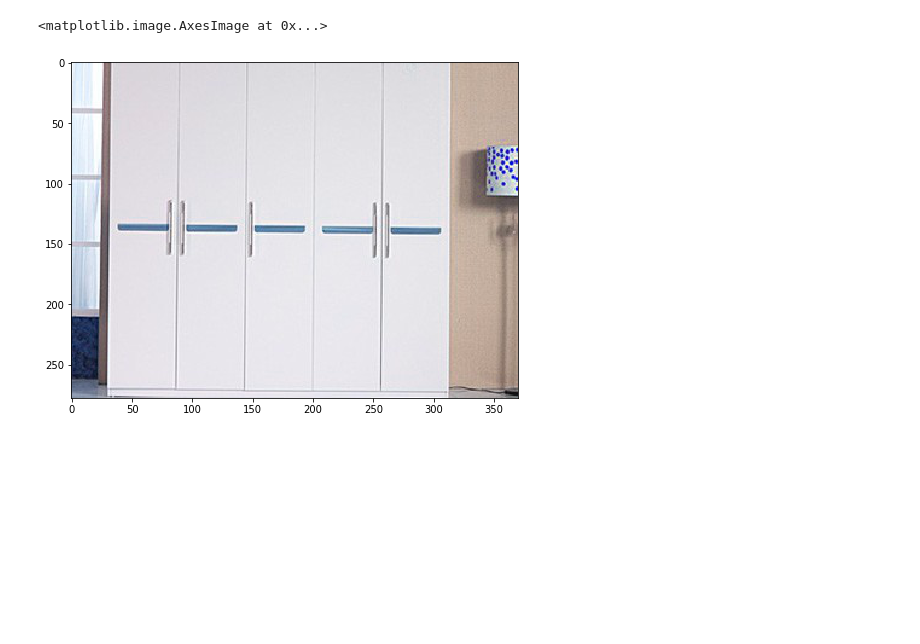
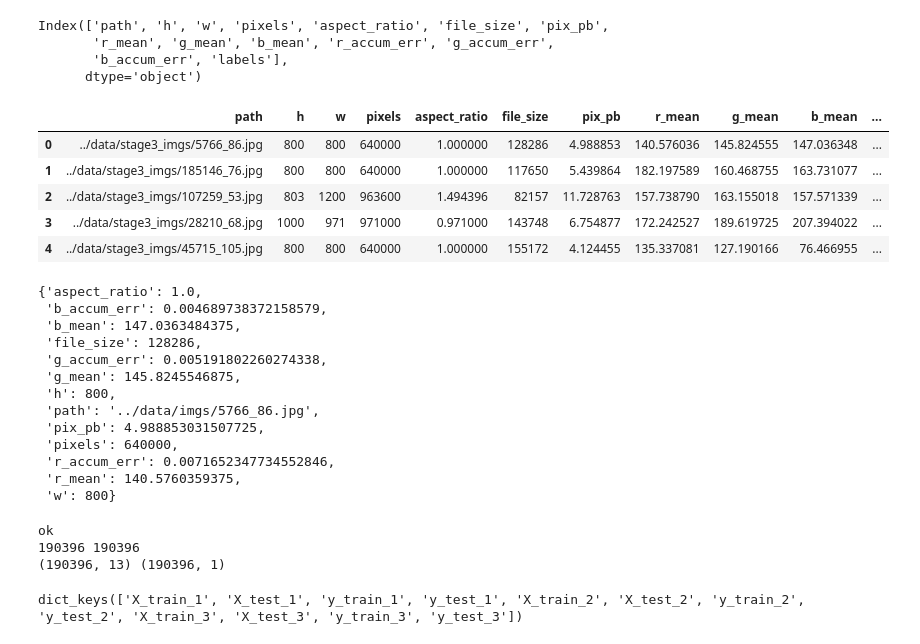
Before and after one commit to pixelatedbrian/fortnight-furniture, a Jupyter notebook: notebooks/find_mean_and_std_of_images.ipynb, the cells around one changed output. Saved outputs shown, nothing was run; the diff lists cells and outputs as text; code cells hidden in the pictures; blank space fills up the shorter version.

```diff
--- a/notebooks/find_mean_and_std_of_images.ipynb
+++ b/notebooks/find_mean_and_std_of_images.ipynb
@@ -195,7 +230,20 @@ small_imgs.head(20)
-# %%
-img = cv2.imread(small_imgs.loc[:, "path"].values[15])
-fig, rx = plt.subplots(figsize=(8,8))
-rx.imshow(img)
-# %% [output]
-<matplotlib.image.AxesImage at 0x...>
-[figure, removed]
+# %%
+df.loc[:, "labels"] = df.loc[:, "path"].apply(lambda x: int(x.split("_")[-1].split(".")[0]))
+
+df.loc[:, "path"] = df.loc[:, "path"].apply(lambda x: "../data/stage3_imgs/" + x.split("/")[-1])
+# %%
+df.keys()
+# %% [output]
+Index(['path', 'h', 'w', 'pixels', 'aspect_ratio', 'file_size', 'pix_pb',
+       'r_mean', 'g_mean', 'b_mean', 'r_accum_err', 'g_accum_err',
+       'b_accum_err', 'labels'],
+      dtype='object')
+# %%
+df.head()
+# %% [output]
+|  | path | h | w | pixels | aspect_ratio | file_size | pix_pb | r_mean | g_mean | b_mean | ... |
+| 0 | ../data/stage3_imgs/5766_86.jpg | 800 | 800 | 640000 | 1.000000 | 128286 | 4.988853 | 140.576036 | 145.824555 | 147.036348 | ... |
+| 1 | ../data/stage3_imgs/185146_76.jpg | 800 | 800 | 640000 | 1.000000 | 117650 | 5.439864 | 182.197589 | 160.468755 | 163.731077 | ... |
+| 2 | ../data/stage3_imgs/107259_53.jpg | 803 | 1200 | 963600 | 1.494396 | 82157 | 11.728763 | 157.738790 | 163.155018 | 157.571339 | ... |
+| 3 | ../data/stage3_imgs/28210_68.jpg | 1000 | 971 | 971000 | 0.971000 | 143748 | 6.754877 | 172.242527 | 189.619725 | 207.394022 | ... |
+| 4 | ../data/stage3_imgs/45715_105.jpg | 800 | 800 | 640000 | 1.000000 | 155172 | 4.124455 | 135.337081 | 127.190166 | 76.466955 | ... |
@@ -201,0 +268,38 @@ rx.imshow(img)
+# %%
+dictofy(data_vault[0])
+# %% [output]
+{'aspect_ratio': 1.0,
+ 'b_accum_err': 0.004689738372158579,
+ 'b_mean': 147.0363484375,
+ 'file_size': 128286,
+ 'g_accum_err': 0.005191802260274338,
+ 'g_mean': 145.8245546875,
+ 'h': 800,
+ 'path': '../data/imgs/5766_86.jpg',
+ 'pix_pb': 4.988853031507725,
+ 'pixels': 640000,
+ 'r_accum_err': 0.0071652347734552846,
+ 'r_mean': 140.5760359375,
+ 'w': 800}
+# %%
+labels = df.loc[:, "labels"].values
+data_core = df.drop("labels", axis=1)
+data_vault = data_core.values
+
+print("ok")
+# data_vault.loc[:, "data"] = df.loc[:, ['h', 'w', 'pixels']]
+#                                                      'aspect_ratio', 'file_size',
+#                                                      'pix_pb', 'r_mean', 'g_mean',
+#                                                      'b_mean', 'r_accum_err',
+#                                                      'g_accum_err', 'b_accum_err',
+#                                                      'labels']]
+# print(data_vault[:5])
+
+# data_core.head()
+labels = labels.reshape(-1, 1)
+print(len(data_core), len(labels))
+print(data_core.shape, labels.shape)
+# %% [output]
+ok
+190396 190396
+(190396, 13) (190396, 1)
@@ -201,0 +324,4 @@ rx.imshow(img)
+# %%
+initial_data_dict.keys()
+# %% [output]
+dict_keys(['X_train_1', 'X_test_1', 'y_train_1', 'y_test_1', 'X_train_2', 'X_test_2', 'y_train_2', 'y_test_2', 'X_train_3', 'X_test_3', 'y_train_3', 'y_test_3'])
```
Also changed, not shown: parts of 27 cells of this notebook, 6 other files.
